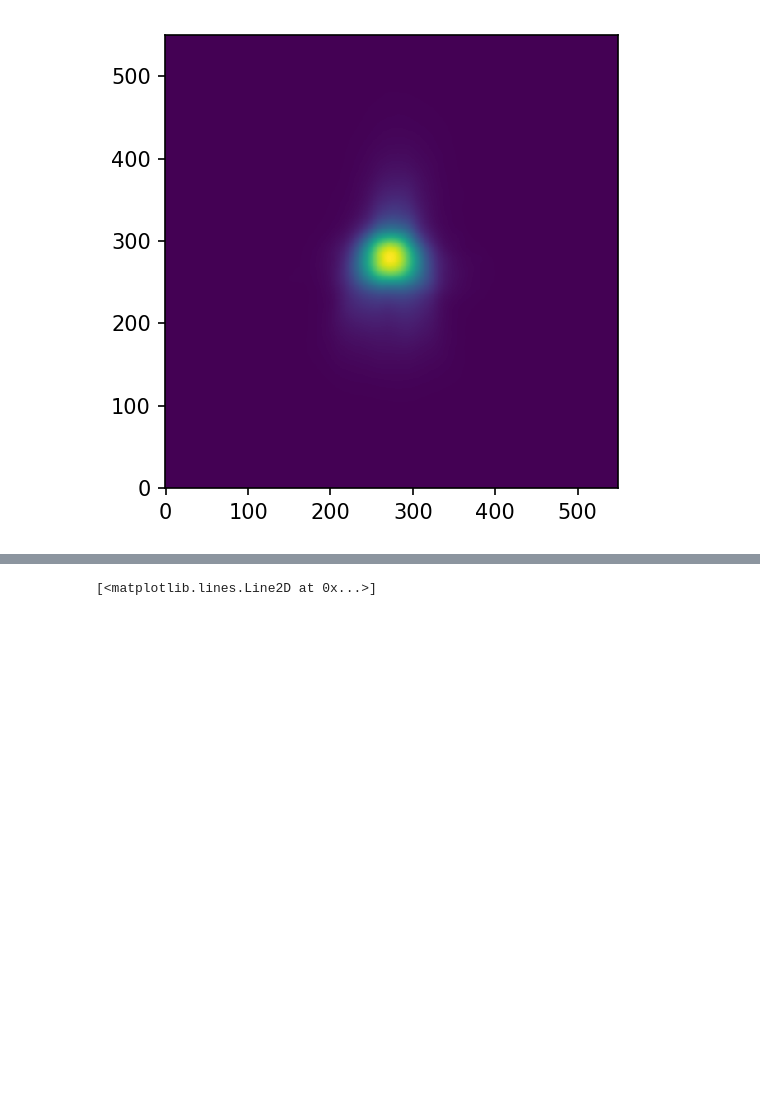
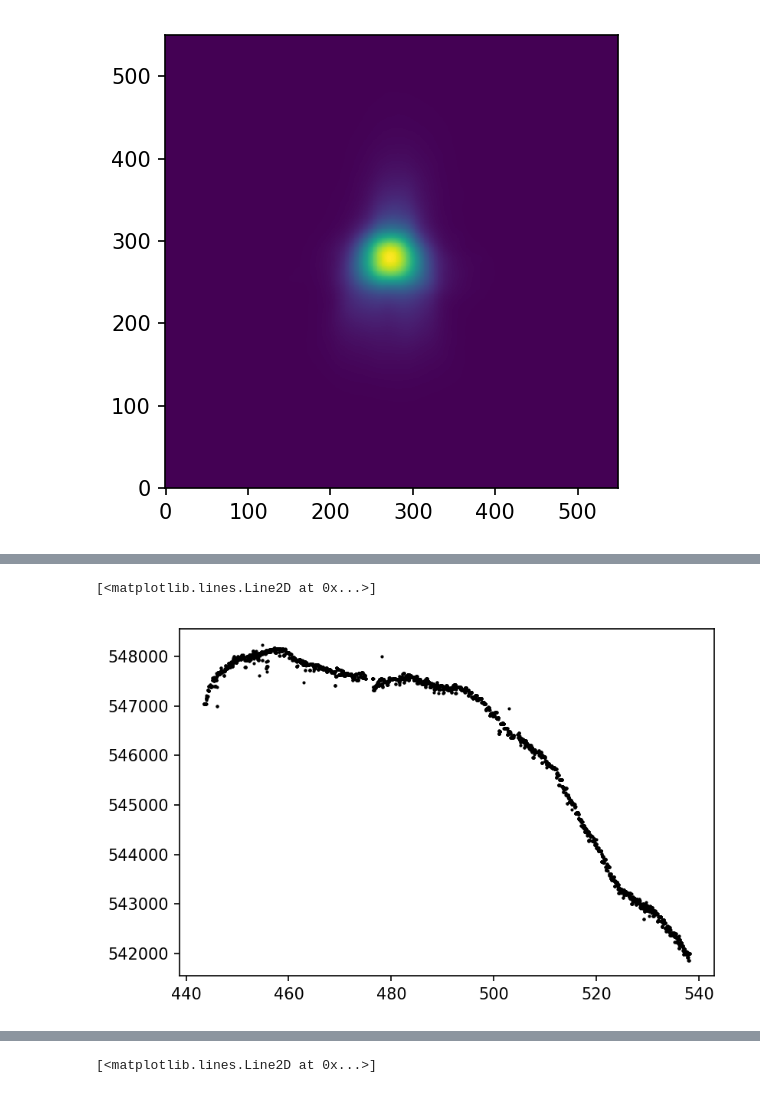
Before and after one commit to mirca/vaneska, a Jupyter notebook: interp_grad_demo.ipynb, the cells around one changed output, grey strips where cells are left out. Drawn from its saved outputs; the diff is of its cells as text; code cells hidden in the pictures; blank space fills up the shorter version.

```diff
--- a/interp_grad_demo.ipynb
+++ b/interp_grad_demo.ipynb
@@ -209 +178,6 @@ INFO:tensorflow:Optimization terminated with:
 ... (88 outputs left out)
+# %%
+plt.plot(tpf.time, psf_flux, 'ko', markersize=1)
+# %% [output]
+[<matplotlib.lines.Line2D at 0x...>]
+[figure, added]
```
Also changed, not shown: parts of 15 cells of this notebook.
